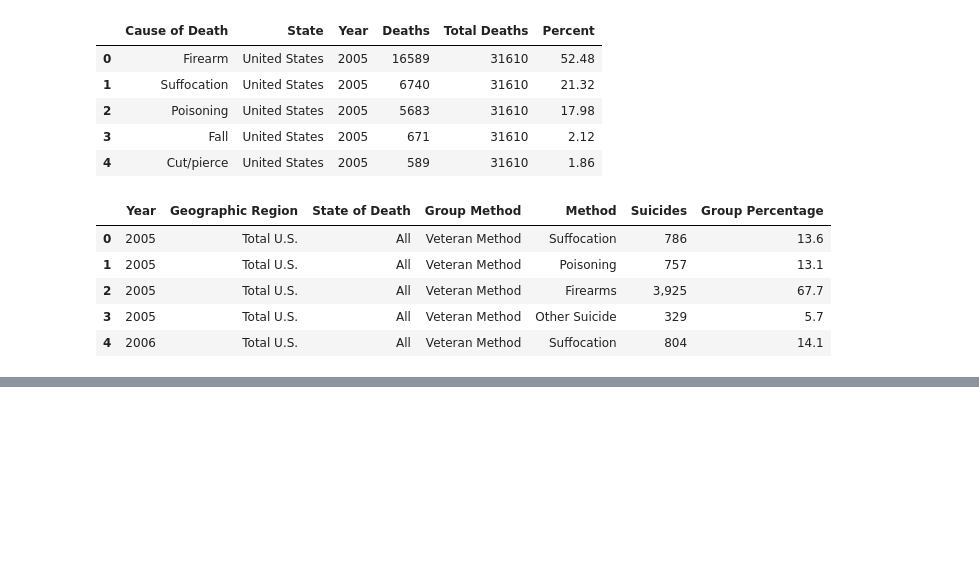
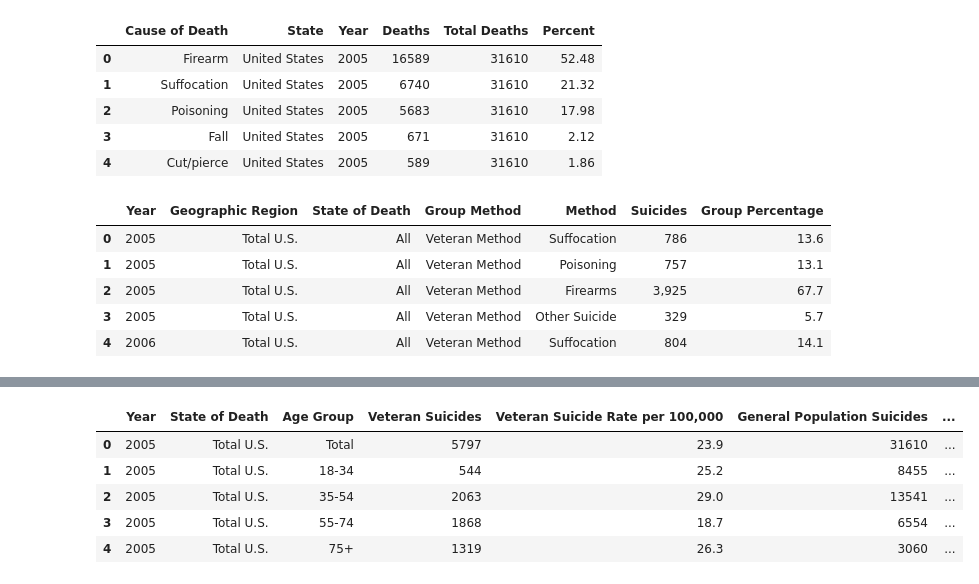
Before and after one commit to jetchechury/Project_1_SuicideAnalysis, a Jupyter notebook: Veteran Suicide Project.ipynb, the cells around one changed output, grey strips where cells are left out. Drawn from its saved outputs; the diff is of its cells as text; code cells hidden in the pictures; blank space fills up the shorter version.

```diff
--- a/Veteran Suicide Project.ipynb
+++ b/Veteran Suicide Project.ipynb
@@ -339,0 +383,11 @@ plt.savefig("../Project_1_Team_2/Suicides_Line_Graph.png")
+# %%
+# Convert object data type to int64
+millennial_df.replace(',', '',regex=True, inplace=True)
+millennial_df.head()
+# %% [output]
+|  | Year | State of Death | Age Group | Veteran Suicides | Veteran Suicide Rate per 100,000 | General Population Suicides | ... |
+| 0 | 2005 | Total U.S. | Total | 5797 | 23.9 | 31610 | ... |
+| 1 | 2005 | Total U.S. | 18-34 | 544 | 25.2 | 8455 | ... |
+| 2 | 2005 | Total U.S. | 35-54 | 2063 | 29.0 | 13541 | ... |
+| 3 | 2005 | Total U.S. | 55-74 | 1868 | 18.7 | 6554 | ... |
+| 4 | 2005 | Total U.S. | 75+ | 1319 | 26.3 | 3060 | ... |
```
Also changed, not shown: parts of 13 cells of this notebook, 9 other files.
